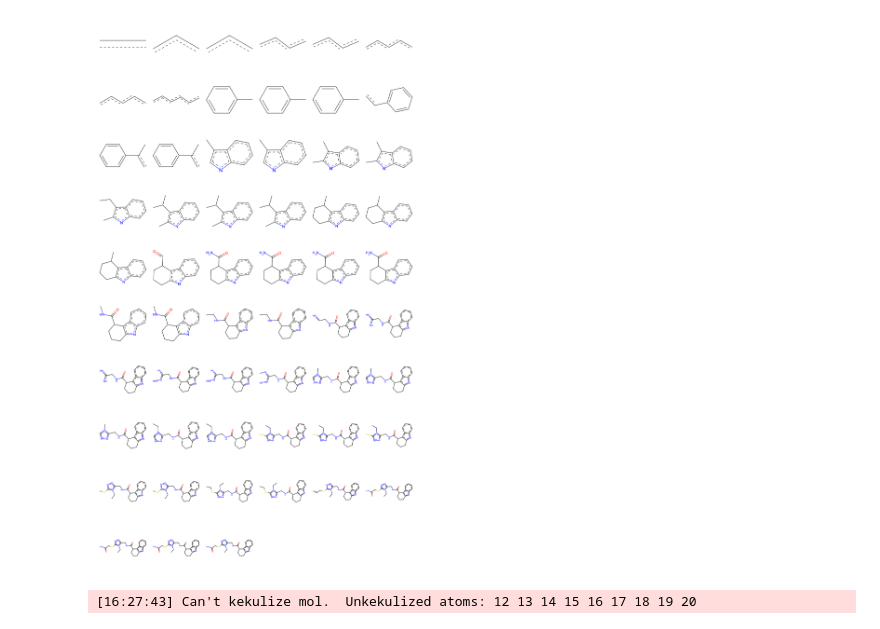
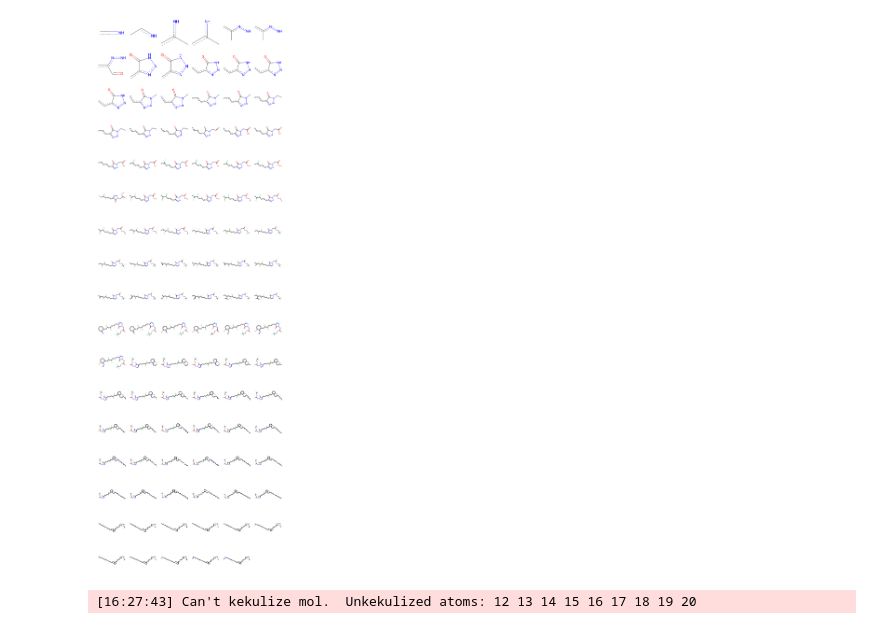
Before and after one commit to Moleculo-Tutti/MolGen, a Jupyter notebook: FinalPipeline/Validity_analysis.ipynb, the cells around one changed output. Drawn from its saved outputs; the diff is of its cells as text; code cells hidden in the pictures.

```diff
--- a/FinalPipeline/Validity_analysis.ipynb
+++ b/FinalPipeline/Validity_analysis.ipynb
@@ -134,10 +126,10 @@ with open("output.smi", "w") as file:
     for smiles in smiles_list:
         file.write(smiles + "\n")
 # %%
-mol_list = tensor_to_mol(list_non_valid[0], tensor_to_smiles)
+mol_list = tensor_to_mol(list_non_valid[28], tensor_to_smiles)
 draw_mols(mol_list)
 # %% [output]
-[figure, old version]
+[figure, new version]
 # %%
 Chem.MolFromSmiles('Clc1ccc(C2CC3SC4=NC(c5ccc6ncnc6c5)=NC4=C3C3CC=CC32)cc1')
 # %% [output]
```
Also changed, not shown: parts of 8 cells of this notebook, 5 other files.
